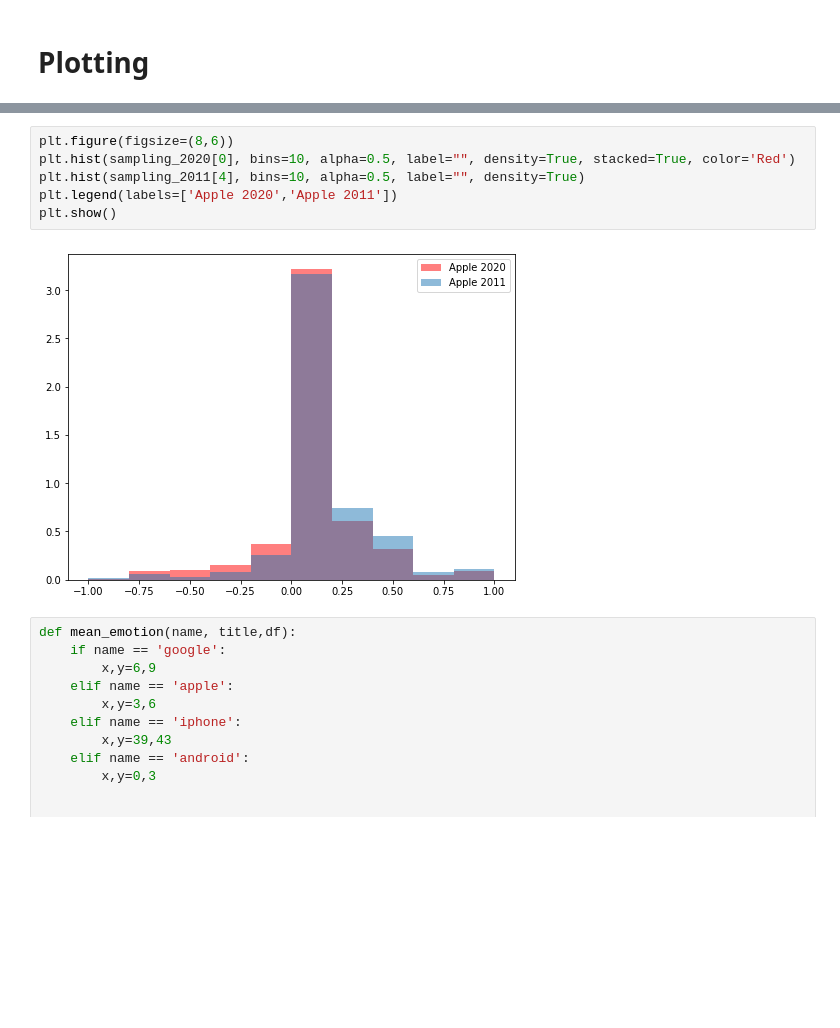
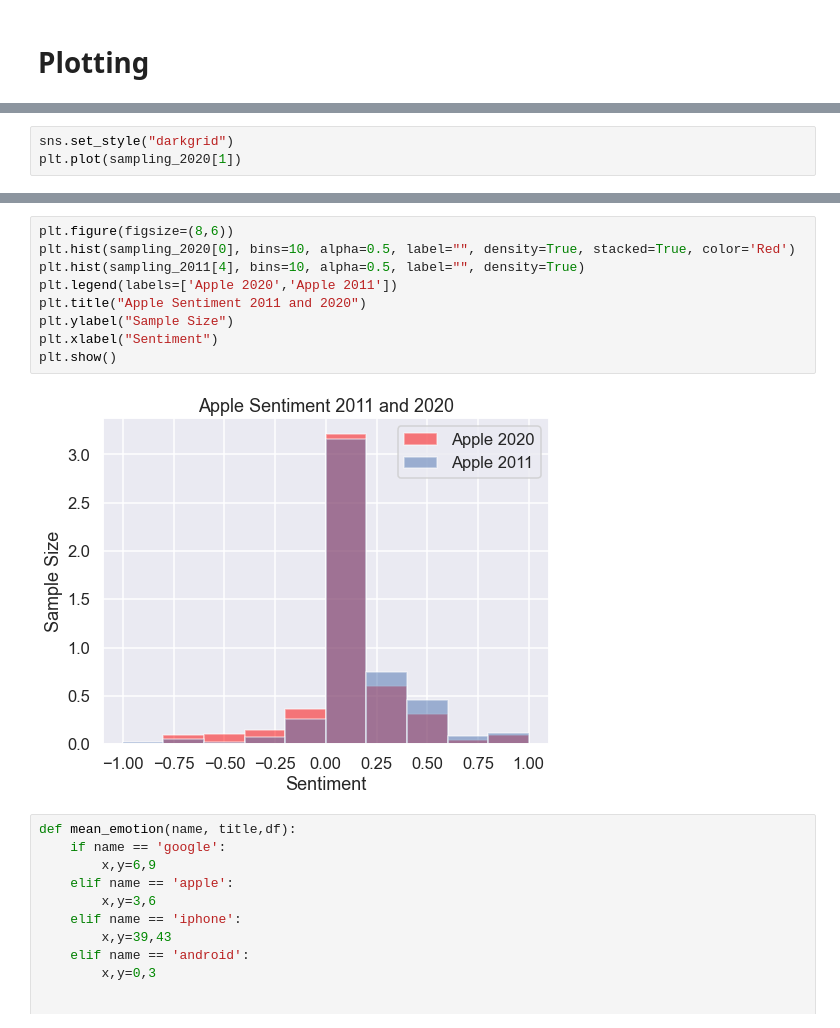
Before and after one commit to carlosiruiz/Twitter_sentiment_analysis, a Jupyter notebook: eda/Visualizations.ipynb, the cells around one changed output, grey strips where cells are left out. Cells and saved outputs as stored; diff of their text form; blank space fills up the shorter version.

```diff
--- a/eda/Visualizations.ipynb
+++ b/eda/Visualizations.ipynb
@@ -121,0 +133,3 @@ plt.show()
+# %%
+sns.set_style("darkgrid")
+plt.plot(sampling_2020[1])
@@ -122,11 +139,14 @@ plt.show()
 # %%
 plt.figure(figsize=(8,6))
 plt.hist(sampling_2020[0], bins=10, alpha=0.5, label="", density=True, stacked=True, color='Red')
 plt.hist(sampling_2011[4], bins=10, alpha=0.5, label="", density=True)
 plt.legend(labels=['Apple 2020','Apple 2011'])
+plt.title("Apple Sentiment 2011 and 2020")
+plt.ylabel("Sample Size")
+plt.xlabel("Sentiment")
 plt.show()
 # %% [output]
-[figure, old version]
+[figure, new version]
 # %%
 def mean_emotion(name, title,df):
     if name == 'google':
```
Also changed, not shown: parts of 10 cells of this notebook, 3 other files.
